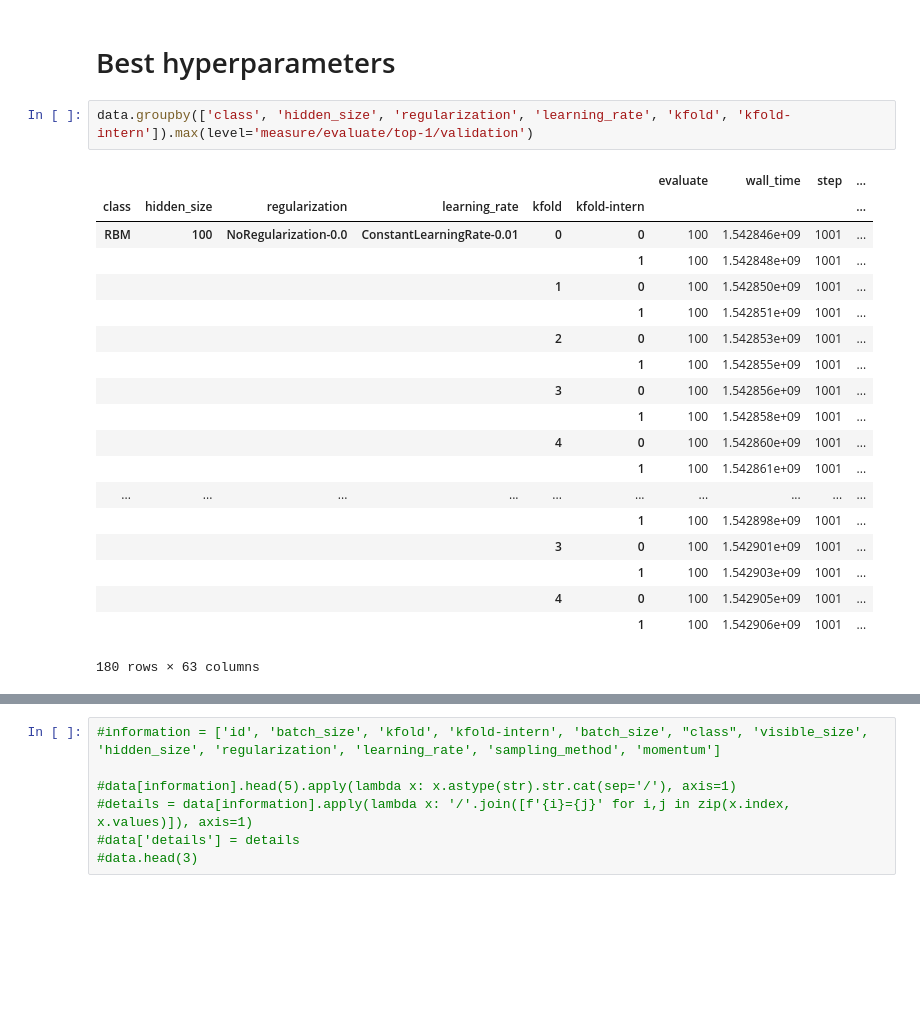
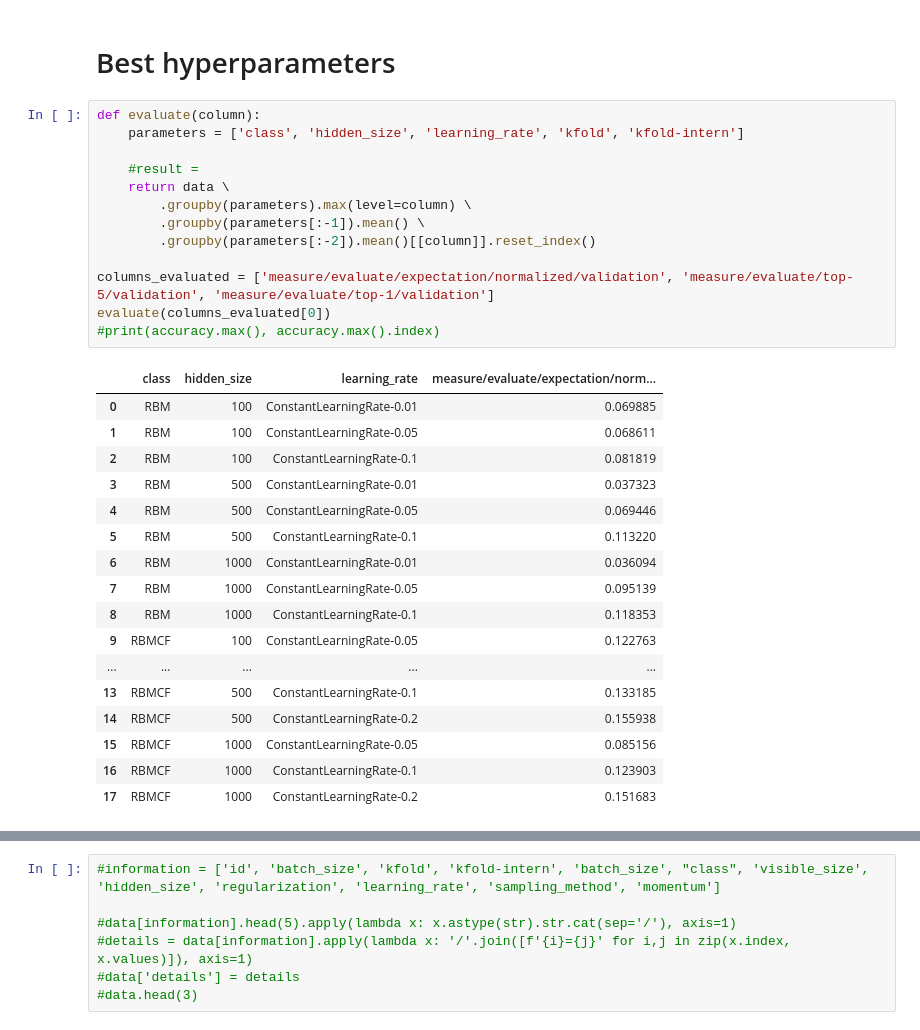
Before and after one commit to SrMouraSilva/RBM, a Jupyter notebook: experiments/notebooks/Log analysis.ipynb, the cells around one changed output, grey strips where cells are left out. Drawn from its saved outputs; the diff is of its cells as text; blank space fills up the shorter version.

Commit message:
Implementing result extraction

```diff
--- a/experiments/notebooks/Log analysis.ipynb
+++ b/experiments/notebooks/Log analysis.ipynb
@@ -36,25 +36,34 @@ Index(['evaluate', 'wall_time', 'step', 'measure/reconstruction/error',
       dtype='object')
 # %% [markdown]
 # Best hyperparameters
-# %%
-data.groupby(['class', 'hidden_size', 'regularization', 'learning_rate', 'kfold', 'kfold-intern']).max(level='measure/evaluate/top-1/validation')
-# %% [output]
-|  |  |  |  |  |  | evaluate | wall_time | step | ... |
-| class | hidden_size | regularization | learning_rate | kfold | kfold-intern |  |  |  | ... |
-| RBM | 100 | NoRegularization-0.0 | ConstantLearningRate-0.01 | 0 | 0 | 100 | 1.542846e+09 | 1001 | ... |
-|  |  |  |  |  | 1 | 100 | 1.542848e+09 | 1001 | ... |
-|  |  |  |  | 1 | 0 | 100 | 1.542850e+09 | 1001 | ... |
-|  |  |  |  |  | 1 | 100 | 1.542851e+09 | 1001 | ... |
-|  |  |  |  | 2 | 0 | 100 | 1.542853e+09 | 1001 | ... |
-|  |  |  |  |  | 1 | 100 | 1.542855e+09 | 1001 | ... |
-|  |  |  |  | 3 | 0 | 100 | 1.542856e+09 | 1001 | ... |
-|  |  |  |  |  | 1 | 100 | 1.542858e+09 | 1001 | ... |
-|  |  |  |  | 4 | 0 | 100 | 1.542860e+09 | 1001 | ... |
-|  |  |  |  |  | 1 | 100 | 1.542861e+09 | 1001 | ... |
-| ... | ... | ... | ... | ... | ... | ... | ... | ... | ... |
-|  |  |  |  |  | 1 | 100 | 1.542898e+09 | 1001 | ... |
-|  |  |  |  | 3 | 0 | 100 | 1.542901e+09 | 1001 | ... |
-|  |  |  |  |  | 1 | 100 | 1.542903e+09 | 1001 | ... |
-|  |  |  |  | 4 | 0 | 100 | 1.542905e+09 | 1001 | ... |
-|  |  |  |  |  | 1 | 100 | 1.542906e+09 | 1001 | ... |
-180 rows × 63 columns
+# %%
+def evaluate(column):
+    parameters = ['class', 'hidden_size', 'learning_rate', 'kfold', 'kfold-intern']
+
+    #result =
+    return data \
+        .groupby(parameters).max(level=column) \
+        .groupby(parameters[:-1]).mean() \
+        .groupby(parameters[:-2]).mean()[[column]].reset_index()
+
+columns_evaluated = ['measure/evaluate/expectation/normalized/validation', 'measure/evaluate/top-5/validation', 'measure/evaluate/top-1/validation']
+evaluate(columns_evaluated[0])
+#print(accuracy.max(), accuracy.max().index)
+# %% [output]
+|  | class | hidden_size | learning_rate | measure/evaluate/expectation/norm... |
+| 0 | RBM | 100 | ConstantLearningRate-0.01 | 0.069885 |
+| 1 | RBM | 100 | ConstantLearningRate-0.05 | 0.068611 |
+| 2 | RBM | 100 | ConstantLearningRate-0.1 | 0.081819 |
+| 3 | RBM | 500 | ConstantLearningRate-0.01 | 0.037323 |
+| 4 | RBM | 500 | ConstantLearningRate-0.05 | 0.069446 |
+| 5 | RBM | 500 | ConstantLearningRate-0.1 | 0.113220 |
+| 6 | RBM | 1000 | ConstantLearningRate-0.01 | 0.036094 |
+| 7 | RBM | 1000 | ConstantLearningRate-0.05 | 0.095139 |
+| 8 | RBM | 1000 | ConstantLearningRate-0.1 | 0.118353 |
+| 9 | RBMCF | 100 | ConstantLearningRate-0.05 | 0.122763 |
+| ... | ... | ... | ... | ... |
+| 13 | RBMCF | 500 | ConstantLearningRate-0.1 | 0.133185 |
+| 14 | RBMCF | 500 | ConstantLearningRate-0.2 | 0.155938 |
+| 15 | RBMCF | 1000 | ConstantLearningRate-0.05 | 0.085156 |
+| 16 | RBMCF | 1000 | ConstantLearningRate-0.1 | 0.123903 |
+| 17 | RBMCF | 1000 | ConstantLearningRate-0.2 | 0.151683 |
```
Also changed, not shown: parts of 1 cell of this notebook.
